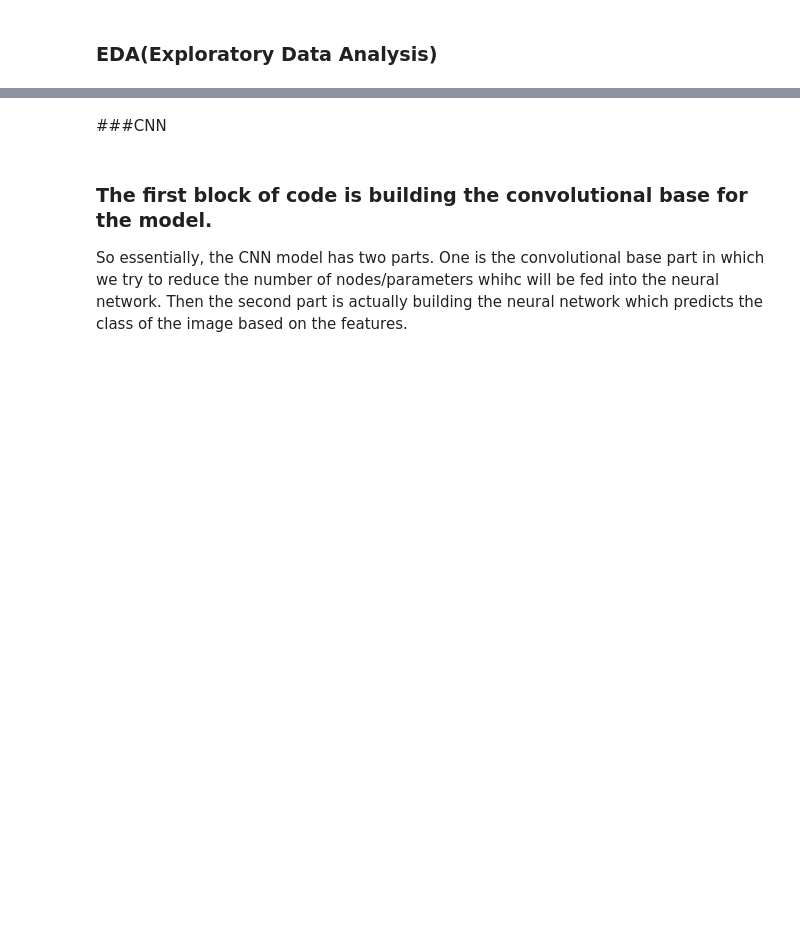
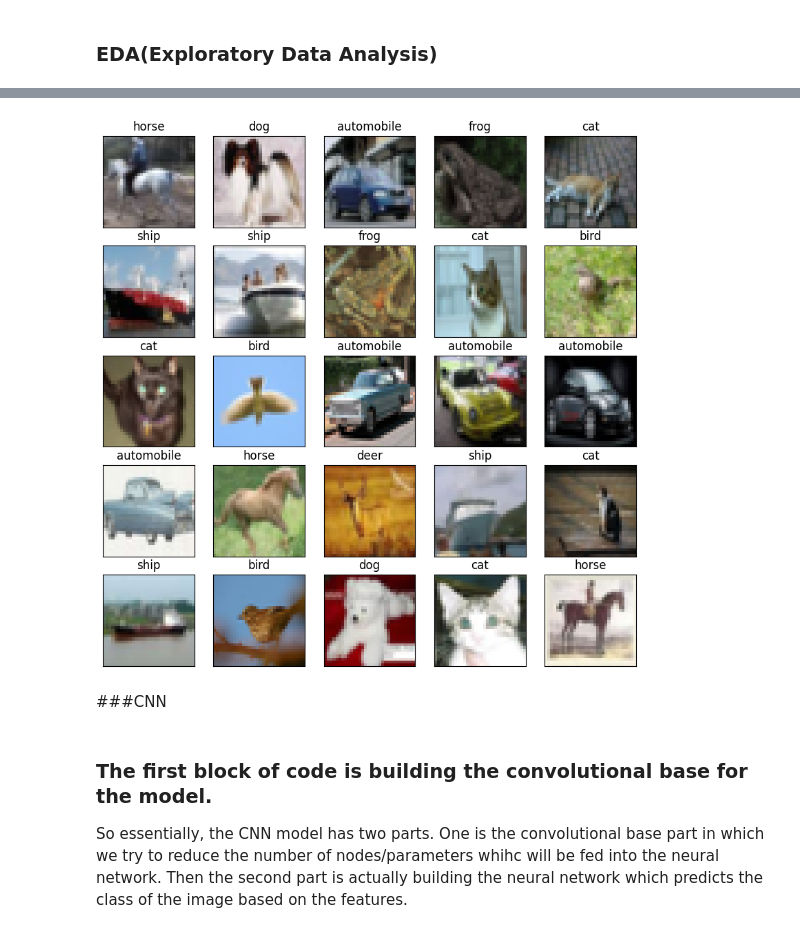
Before and after one commit to goldenfries100/171Group14, a Jupyter notebook: project.ipynb, the cells around one changed output, grey strips where cells are left out. Saved outputs shown, nothing was run; the diff lists cells and outputs as text; code cells hidden in the pictures; blank space fills up the shorter version.

```diff
--- a/project.ipynb
+++ b/project.ipynb
@@ -143,26 +123,22 @@ test_images_indexed = test_images[random_image_indexes]
 # %%
+# select row x column random indices
 rows, columns = 5, 5
-dataset_1 = unpickle(data_batch_1_file)
-imageId = np.random.randint(0, len(images), rows * columns)
-# take images for above random image ids
-images = images[imageId]
-print(images.shape)
-# take labels for these images only
-labels = [labels[i] for i in imageId]
-# define figure
+sample = np.random.randint(0, 10000, rows * columns)
+# get images/labels at random indicies
+preview_images = images[sample]
+preview_labels = [labels[0][i] for i in sample]
+# 10 x 10 grid figure
 fig=plt.figure(figsize=(10, 10))
-# visualize these random images
-ln = [label_names[l] for l in labels]
-print(ln)
-#print(images.shape)
+# display 25 random images
 for i in range(1, columns*rows +1):
     fig.add_subplot(rows, columns, i)
-    plt.imshow(images[i-1])
+    plt.imshow(preview_images[i-1])
     plt.xticks([])
     plt.yticks([])
-    plt.title("{}"
-          .format(label_names[labels[i-1]]))
+    plt.title(label_names[preview_labels[i-1]])
 plt.show()
+# %% [output]
+[figure, added]
 # %% [markdown]
 ###CNN
 # %% [markdown]
```
Also changed, not shown: parts of 39 cells of this notebook.
